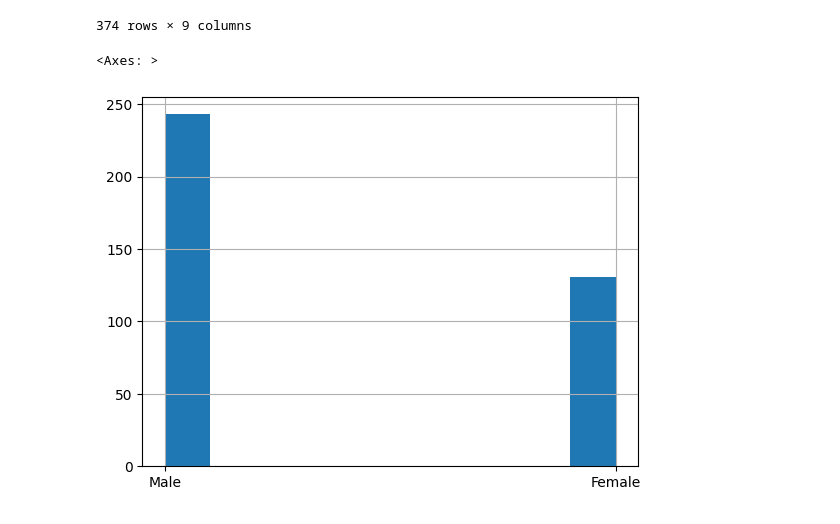
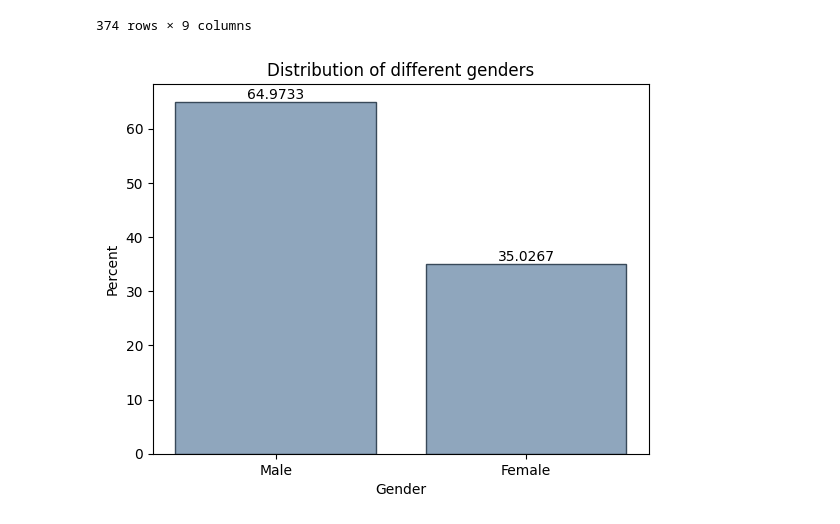
Before and after one commit to ihneskarbovik/IN5060-assignment3, a Jupyter notebook: study.ipynb, the cells around one changed output. Saved outputs shown, nothing was run; the diff lists cells and outputs as text; code cells hidden in the pictures.

Commit message:
added some initial plots to look at scewness

```diff
--- a/study.ipynb
+++ b/study.ipynb
@@ -8,3 +11,5 @@ import numpy as np
+# %%
+colors = ['#6A89A7', '#BDDDFC', '#88BDF2', '#384959']
 # %%
 pre = pd.read_csv('data/pre.csv', quotechar='\t')
 during = pd.read_csv('data/during.csv', quotechar='\t')
@@ -161,8 +166,10 @@ df_all
 | 372 | 6_5 | Female | Averagely interested in music | 3 | 2 | 1 | ... |
 | 373 | 6_5 | Female | Averagely interested in music | 3 | 2 | 1 | ... |
 374 rows × 9 columns
-# %%
-df_all['Gender'].hist()
-# %% [output]
-<Axes: >
-[figure, removed]
+# %%
+ax = sns.histplot(df_all['Gender'], color=colors[0], shrink=0.8, edgecolor=colors[-1], stat='percent')
+ax.set_title('Distribution of different genders')
+ax.bar_label(ax.containers[0])
+plt.show()
+# %% [output]
+[figure, added]
```
Also changed, not shown: parts of 2 cells of this notebook.
